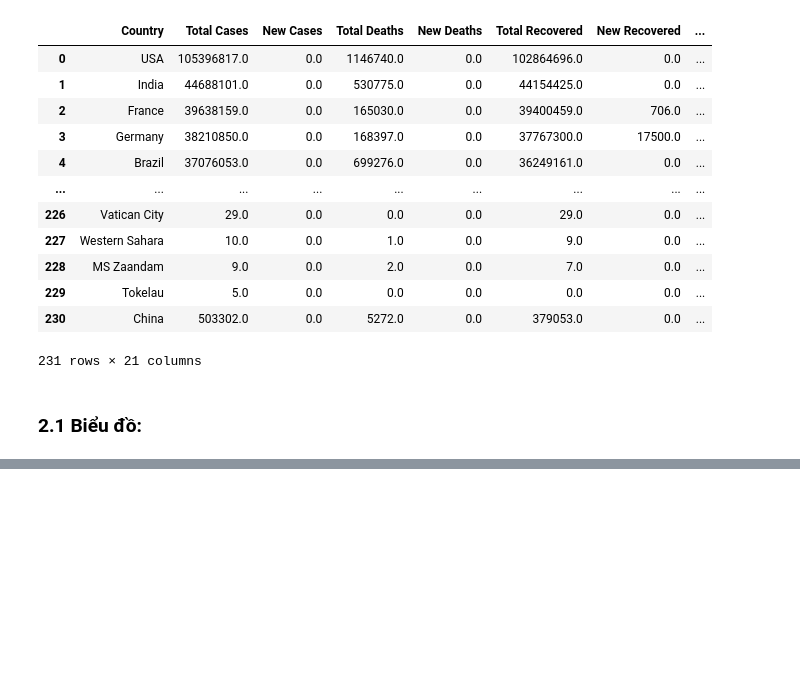
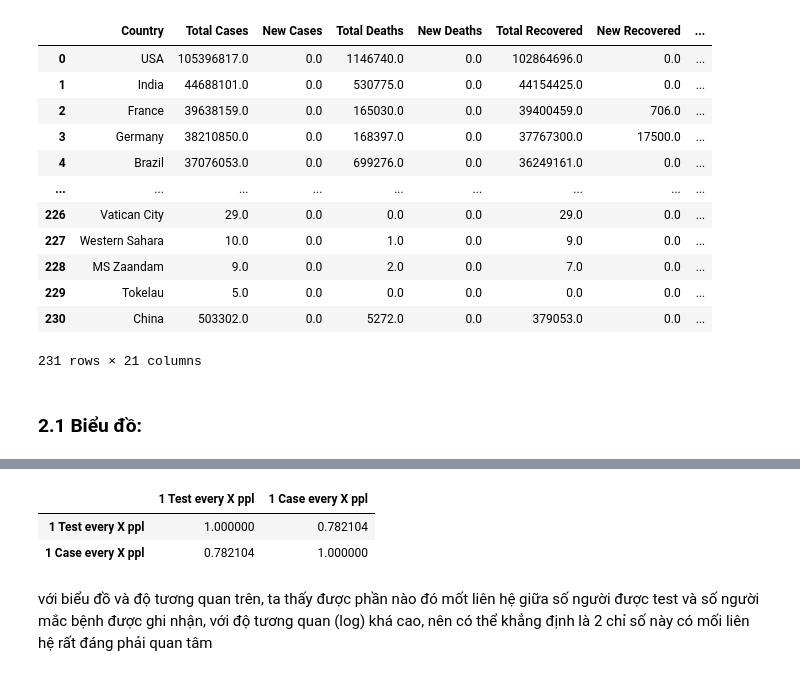
Before and after one commit to quytrungg/Group02_Lab01_CSC10108, a Jupyter notebook: data_analysis_visualize/NT_analysis.ipynb, the cells around one changed output, grey strips where cells are left out. Saved outputs shown, nothing was run; the diff lists cells and outputs as text; code cells hidden in the pictures; blank space fills up the shorter version.

```diff
--- a/data_analysis_visualize/NT_analysis.ipynb
+++ b/data_analysis_visualize/NT_analysis.ipynb
@@ -131,0 +121,8 @@ Index(['United States of America', 'India', 'France', 'Germany', 'Brazil',
+# %%
+np.log(covid_df[['1 Test every X ppl','1 Case every X ppl']]+1).corr()
+# %% [output]
+|  | 1 Test every X ppl | 1 Case every X ppl |
+| 1 Test every X ppl | 1.000000 | 0.782104 |
+| 1 Case every X ppl | 0.782104 | 1.000000 |
+# %% [markdown]
+với biểu đồ và độ tương quan trên, ta thấy được phần nào đó mốt liên hệ giữa số người được test và số người mắc bệnh được ghi nhận, với độ tương quan (log) khá cao, nên có thể khẳng định là 2 chỉ số này có mối liên hệ rất đáng phải quan tâm
```
Also changed, not shown: parts of 9 cells of this notebook.
